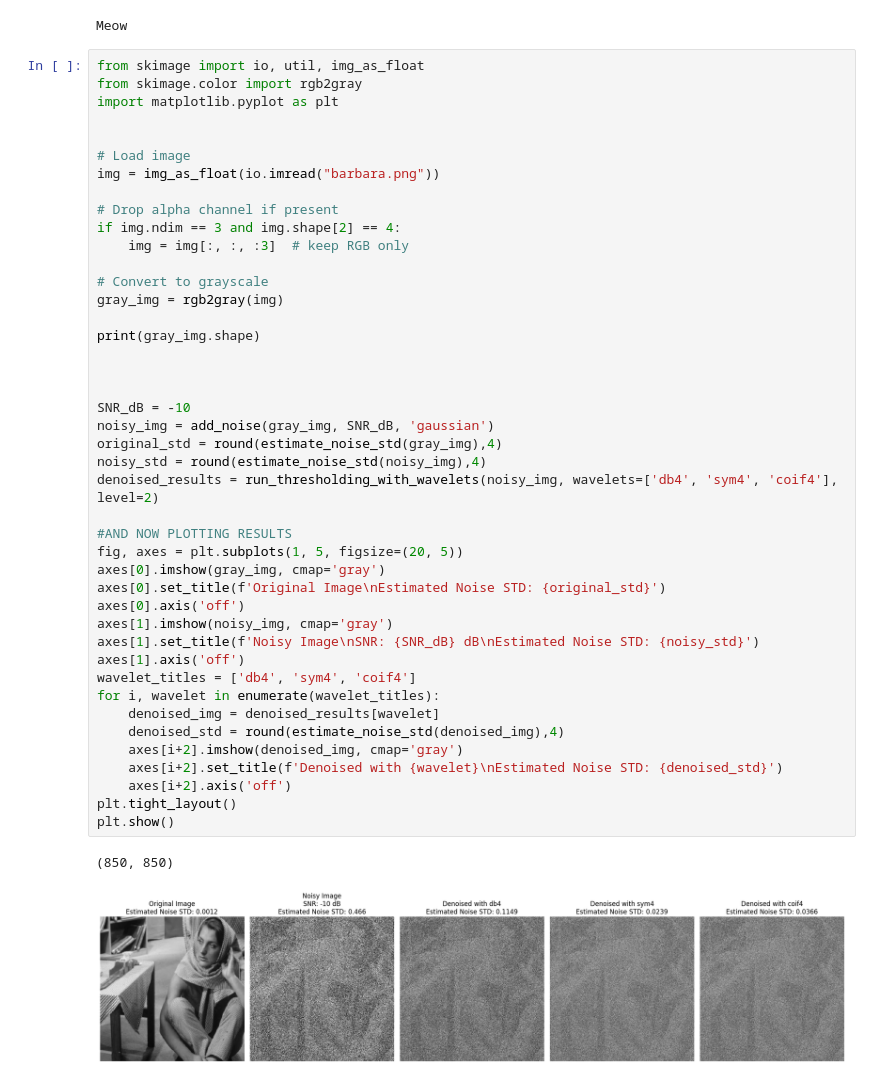
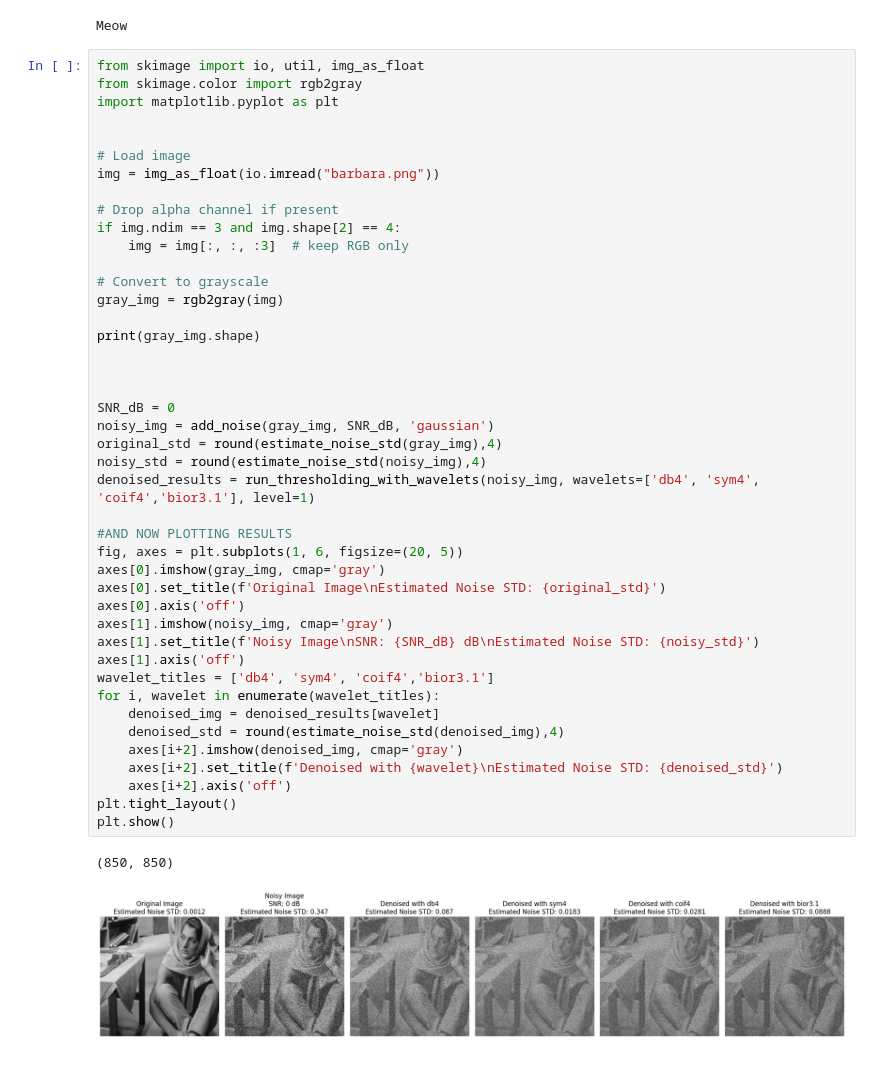
Before and after one commit to ianchanattu2003/waveletproject, a Jupyter notebook: softthreshold.ipynb, the cells around one changed output. Saved outputs shown, nothing was run; the diff lists cells and outputs as text.

```diff
--- a/softthreshold.ipynb
+++ b/softthreshold.ipynb
@@ -96,35 +96,35 @@ if img.ndim == 3 and img.shape[2] == 4:
     img = img[:, :, :3]  # keep RGB only
 
 # Convert to grayscale
 gray_img = rgb2gray(img)
 
 print(gray_img.shape)
 
 
 
-SNR_dB = -10
+SNR_dB = 0
 noisy_img = add_noise(gray_img, SNR_dB, 'gaussian')
 original_std = round(estimate_noise_std(gray_img),4)
 noisy_std = round(estimate_noise_std(noisy_img),4)
-denoised_results = run_thresholding_with_wavelets(noisy_img, wavelets=['db4', 'sym4', 'coif4'], level=2)
+denoised_results = run_thresholding_with_wavelets(noisy_img, wavelets=['db4', 'sym4', 'coif4','bior3.1'], level=1)
 
 #AND NOW PLOTTING RESULTS
-fig, axes = plt.subplots(1, 5, figsize=(20, 5))
+fig, axes = plt.subplots(1, 6, figsize=(20, 5))
 axes[0].imshow(gray_img, cmap='gray')
 axes[0].set_title(f'Original Image\nEstimated Noise STD: {original_std}')
 axes[0].axis('off')
 axes[1].imshow(noisy_img, cmap='gray')
 axes[1].set_title(f'Noisy Image\nSNR: {SNR_dB} dB\nEstimated Noise STD: {noisy_std}')
 axes[1].axis('off')
-wavelet_titles = ['db4', 'sym4', 'coif4']
+wavelet_titles = ['db4', 'sym4', 'coif4','bior3.1']
 for i, wavelet in enumerate(wavelet_titles):
     denoised_img = denoised_results[wavelet]
     denoised_std = round(estimate_noise_std(denoised_img),4)
     axes[i+2].imshow(denoised_img, cmap='gray')
     axes[i+2].set_title(f'Denoised with {wavelet}\nEstimated Noise STD: {denoised_std}')
     axes[i+2].axis('off')
 plt.tight_layout()
 plt.show()
 # %% [output]
 (850, 850)
-[figure, old version]
+[figure, new version]
```
Also changed, not shown: 1 other file.
